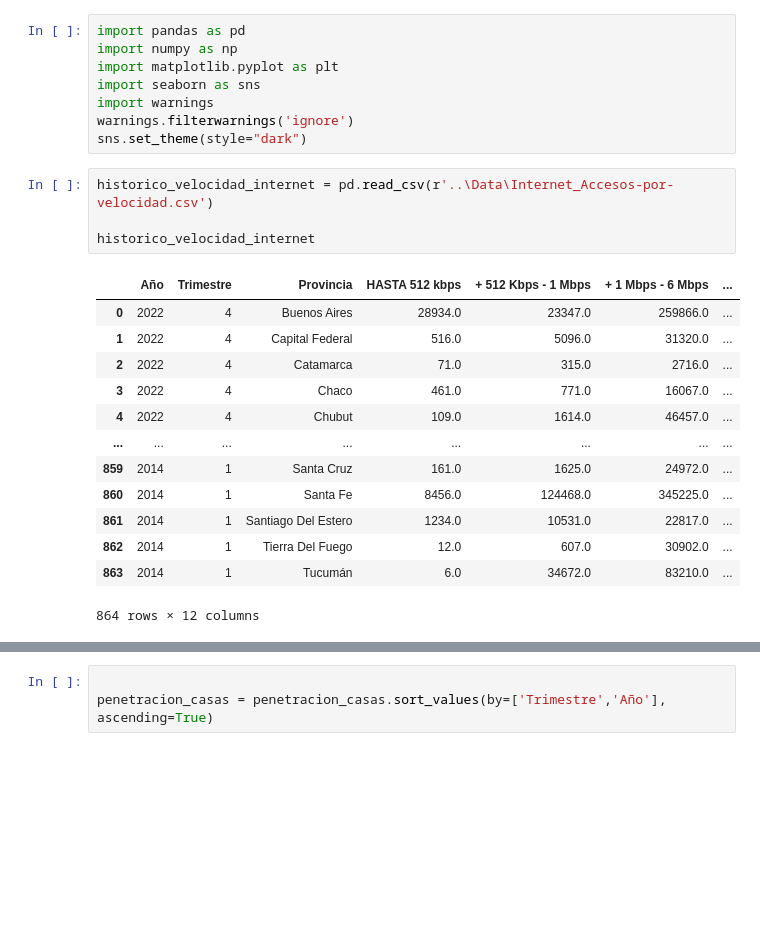
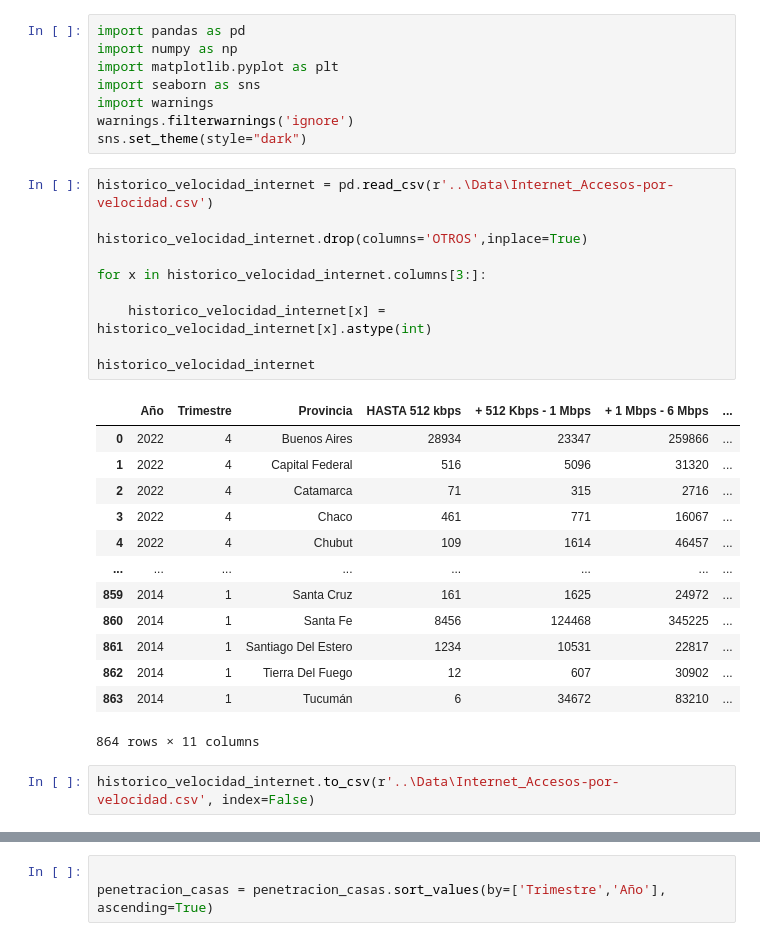
Before and after one commit to jonathancastillo185/Proyecto-2, a Jupyter notebook: ETL/P2.ipynb, the cells around one changed output, grey strips where cells are left out. Cells and saved outputs as stored; diff of their text form; blank space fills up the shorter version.

```diff
--- a/ETL/P2.ipynb
+++ b/ETL/P2.ipynb
@@ -6,22 +6,30 @@ import seaborn as sns
 import warnings
 warnings.filterwarnings('ignore')
 sns.set_theme(style="dark")
+# %%
+historico_velocidad_internet = pd.read_csv(r'..\Data\Internet_Accesos-por-velocidad.csv')
+
+historico_velocidad_internet.drop(columns='OTROS',inplace=True)
+
+for x in historico_velocidad_internet.columns[3:]:
+
+    historico_velocidad_internet[x] = historico_velocidad_internet[x].astype(int)
+
+historico_velocidad_internet
+# %% [output]
+|  | Año | Trimestre | Provincia | HASTA 512 kbps | + 512 Kbps - 1 Mbps | + 1 Mbps - 6 Mbps | ... |
+| 0 | 2022 | 4 | Buenos Aires | 28934 | 23347 | 259866 | ... |
+| 1 | 2022 | 4 | Capital Federal | 516 | 5096 | 31320 | ... |
+| 2 | 2022 | 4 | Catamarca | 71 | 315 | 2716 | ... |
+| 3 | 2022 | 4 | Chaco | 461 | 771 | 16067 | ... |
+| 4 | 2022 | 4 | Chubut | 109 | 1614 | 46457 | ... |
+| ... | ... | ... | ... | ... | ... | ... | ... |
+| 859 | 2014 | 1 | Santa Cruz | 161 | 1625 | 24972 | ... |
+| 860 | 2014 | 1 | Santa Fe | 8456 | 124468 | 345225 | ... |
+| 861 | 2014 | 1 | Santiago Del Estero | 1234 | 10531 | 22817 | ... |
+| 862 | 2014 | 1 | Tierra Del Fuego | 12 | 607 | 30902 | ... |
+| 863 | 2014 | 1 | Tucumán | 6 | 34672 | 83210 | ... |
+864 rows × 11 columns
 # %%
-historico_velocidad_internet = pd.read_csv(r'..\Data\Internet_Accesos-por-velocidad.csv')
-
-historico_velocidad_internet
+historico_velocidad_internet.to_csv(r'..\Data\Internet_Accesos-por-velocidad.csv', index=False)
-# %% [output]
-|  | Año | Trimestre | Provincia | HASTA 512 kbps | + 512 Kbps - 1 Mbps | + 1 Mbps - 6 Mbps | ... |
-| 0 | 2022 | 4 | Buenos Aires | 28934.0 | 23347.0 | 259866.0 | ... |
-| 1 | 2022 | 4 | Capital Federal | 516.0 | 5096.0 | 31320.0 | ... |
-| 2 | 2022 | 4 | Catamarca | 71.0 | 315.0 | 2716.0 | ... |
-| 3 | 2022 | 4 | Chaco | 461.0 | 771.0 | 16067.0 | ... |
-| 4 | 2022 | 4 | Chubut | 109.0 | 1614.0 | 46457.0 | ... |
-| ... | ... | ... | ... | ... | ... | ... | ... |
-| 859 | 2014 | 1 | Santa Cruz | 161.0 | 1625.0 | 24972.0 | ... |
-| 860 | 2014 | 1 | Santa Fe | 8456.0 | 124468.0 | 345225.0 | ... |
-| 861 | 2014 | 1 | Santiago Del Estero | 1234.0 | 10531.0 | 22817.0 | ... |
-| 862 | 2014 | 1 | Tierra Del Fuego | 12.0 | 607.0 | 30902.0 | ... |
-| 863 | 2014 | 1 | Tucumán | 6.0 | 34672.0 | 83210.0 | ... |
-864 rows × 12 columns
 # %%
```
Also changed, not shown: parts of 4 cells of this notebook, 2 other files.
